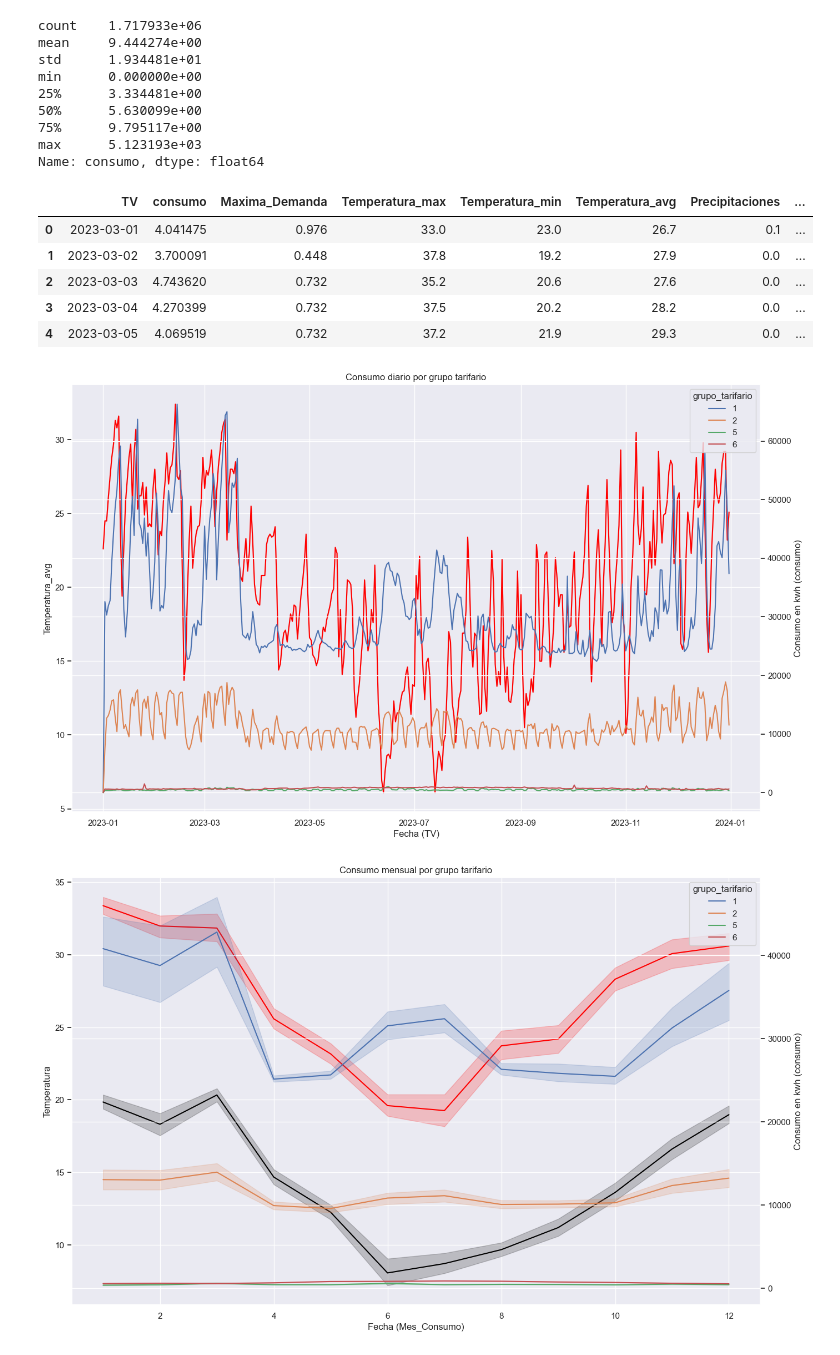
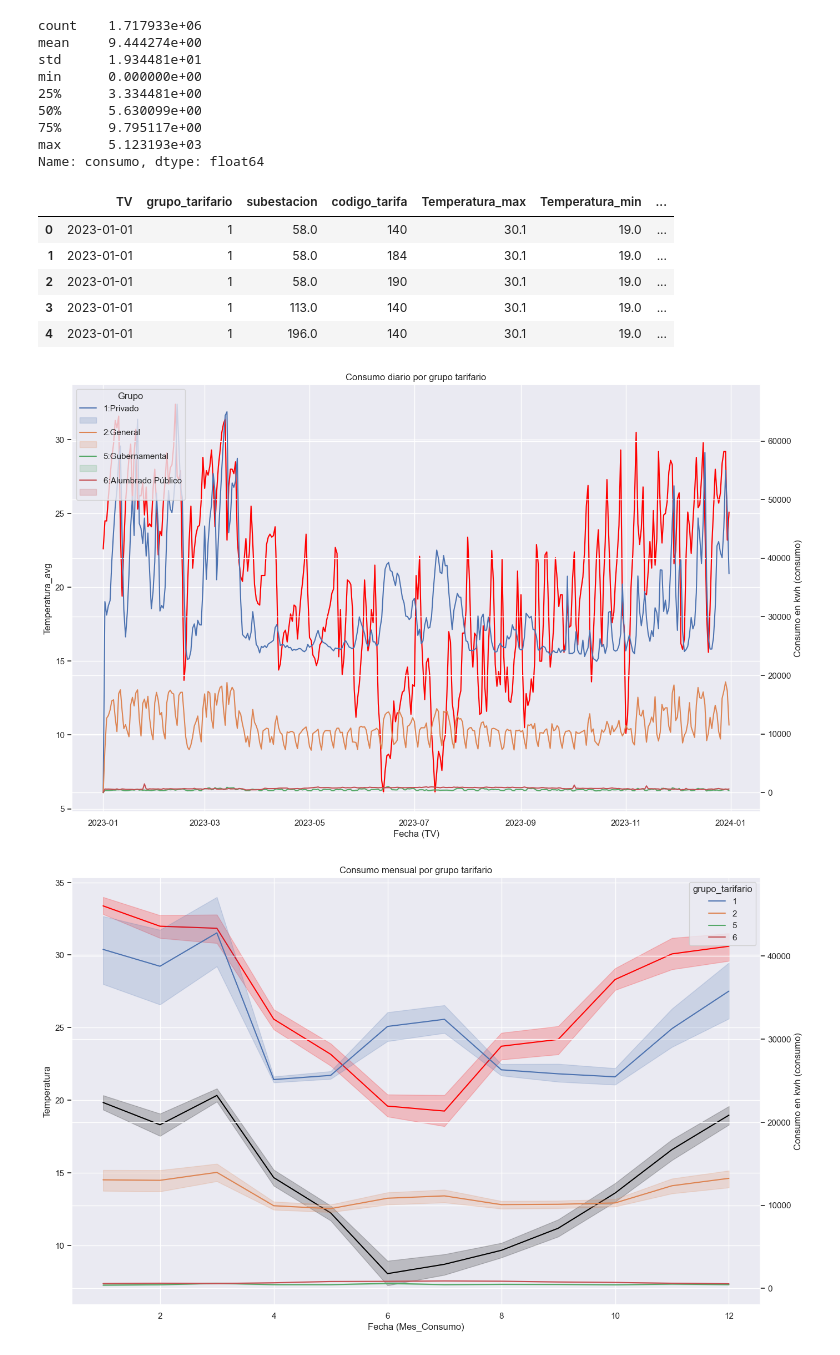
Before and after one commit to pasollipaula/DiplodatosMentoria, a Jupyter notebook: carga_datasets.ipynb, the cells around one changed output. Cells and saved outputs as stored; diff of their text form; code cells hidden in the pictures.

Commit message:
Se agrega un groupby en modelo sumando consumo, Maxima_Demanda y promediando contrato

```diff
--- a/carga_datasets.ipynb
+++ b/carga_datasets.ipynb
@@ -718,37 +718,42 @@ modelo = modelo.merge(qgis[features_interesantes_qgis], how='left', on='DEVICE')
 modelo.drop('DEVICE', axis=1, inplace=True)
+# %%
+# Debería hacer un group by TV (fecha) para sumar todas las filas del mismo día, agrupando por grupo_tarifario, subestacion, y codigo_tarifa
+# sumando los consumos, sumando Maxima_Demanda, y el promedio de contratos.
+modelo = modelo.groupby(by=['TV','grupo_tarifario','subestacion','codigo_tarifa','Temperatura_max','Temperatura_min','Temperatura_avg','Precipitaciones','Dia_Consumo','Mes_Consumo','Laboral'], as_index=False).agg({"consumo" : sum, 'Maxima_Demanda' : sum, 'contrato' : "mean"})
 # %%
 modelo.head()
 # %% [output]
-|  | TV | consumo | Maxima_Demanda | Temperatura_max | Temperatura_min | Temperatura_avg | Precipitaciones | ... |
-| 0 | 2023-03-01 | 4.041475 | 0.976 | 33.0 | 23.0 | 26.7 | 0.1 | ... |
-| 1 | 2023-03-02 | 3.700091 | 0.448 | 37.8 | 19.2 | 27.9 | 0.0 | ... |
-| 2 | 2023-03-03 | 4.743620 | 0.732 | 35.2 | 20.6 | 27.6 | 0.0 | ... |
-| 3 | 2023-03-04 | 4.270399 | 0.732 | 37.5 | 20.2 | 28.2 | 0.0 | ... |
-| 4 | 2023-03-05 | 4.069519 | 0.732 | 37.2 | 21.9 | 29.3 | 0.0 | ... |
+|  | TV | grupo_tarifario | subestacion | codigo_tarifa | Temperatura_max | Temperatura_min | ... |
+| 0 | 2023-01-01 | 1 | 58.0 | 140 | 30.1 | 19.0 | ... |
+| 1 | 2023-01-01 | 1 | 58.0 | 184 | 30.1 | 19.0 | ... |
+| 2 | 2023-01-01 | 1 | 58.0 | 190 | 30.1 | 19.0 | ... |
+| 3 | 2023-01-01 | 1 | 113.0 | 140 | 30.1 | 19.0 | ... |
+| 4 | 2023-01-01 | 1 | 196.0 | 140 | 30.1 | 19.0 | ... |
 # %%
-# Debería hacer un group by TV (fecha) para sumar todas las filas del mismo día, agrupando por grupo_tarifario, subestacion, y codigo_tarifa
-# sumando los consumos, sumando Maxima_Demanda, y el promedio de contratos.
-consumo_grupo_tarifario = modelo.groupby(['TV','grupo_tarifario','Temperatura_max','Temperatura_min','Temperatura_avg','Precipitaciones','Dia_Consumo','Mes_Consumo','Laboral'])['consumo'].sum() #,['Maxima_Demanda'].sum()]
+# Hago un groupby: grupo_tarifario para plotear
+consumo_grupo_tarifario = modelo.groupby(['TV','grupo_tarifario','Temperatura_max','Temperatura_min','Temperatura_avg','Precipitaciones','Dia_Consumo','Mes_Consumo','Laboral'], as_index=False)[['consumo','Maxima_Demanda']].sum()
-# %%
-consumo_grupo_tarifario = consumo_grupo_tarifario.reset_index()
 # %%
 # Identificar la causa de los picos, valles y consumos medios.
 
 fig, ax = plt.subplots(figsize=(16, 10))
 
-# Plot the responses for different events and regions
+# Variable: Temperatura
 sns.lineplot(x="TV", y="Temperatura_avg",
              data=consumo_grupo_tarifario, ax=ax, color='red')
 ax2 = ax.twinx()
 
+# Target: consumo
 sns.lineplot(x="TV", y="consumo",
-             hue="grupo_tarifario", #style="Temperatura_max",
+             hue="grupo_tarifario",
              data=consumo_grupo_tarifario, ax=ax2, palette=sns.color_palette())
+
+# Referencias
 ax.set(xlabel='Fecha (TV)',
        title='Consumo diario por grupo tarifario')
 ax2.set(ylabel='Consumo en kwh (consumo)')
+plt.legend(title='Grupo', loc='upper left', labels=['1:Privado', '','2:General','', '5:Gubernamental', '','6:Alumbrado Público',''])
 plt.show()
 # %% [output]
-[figure, old version]
+[figure, new version]
 # %%
 # Identificar la causa de los picos, valles y consumos medios.
```
Also changed, not shown: parts of 3 cells of this notebook.
